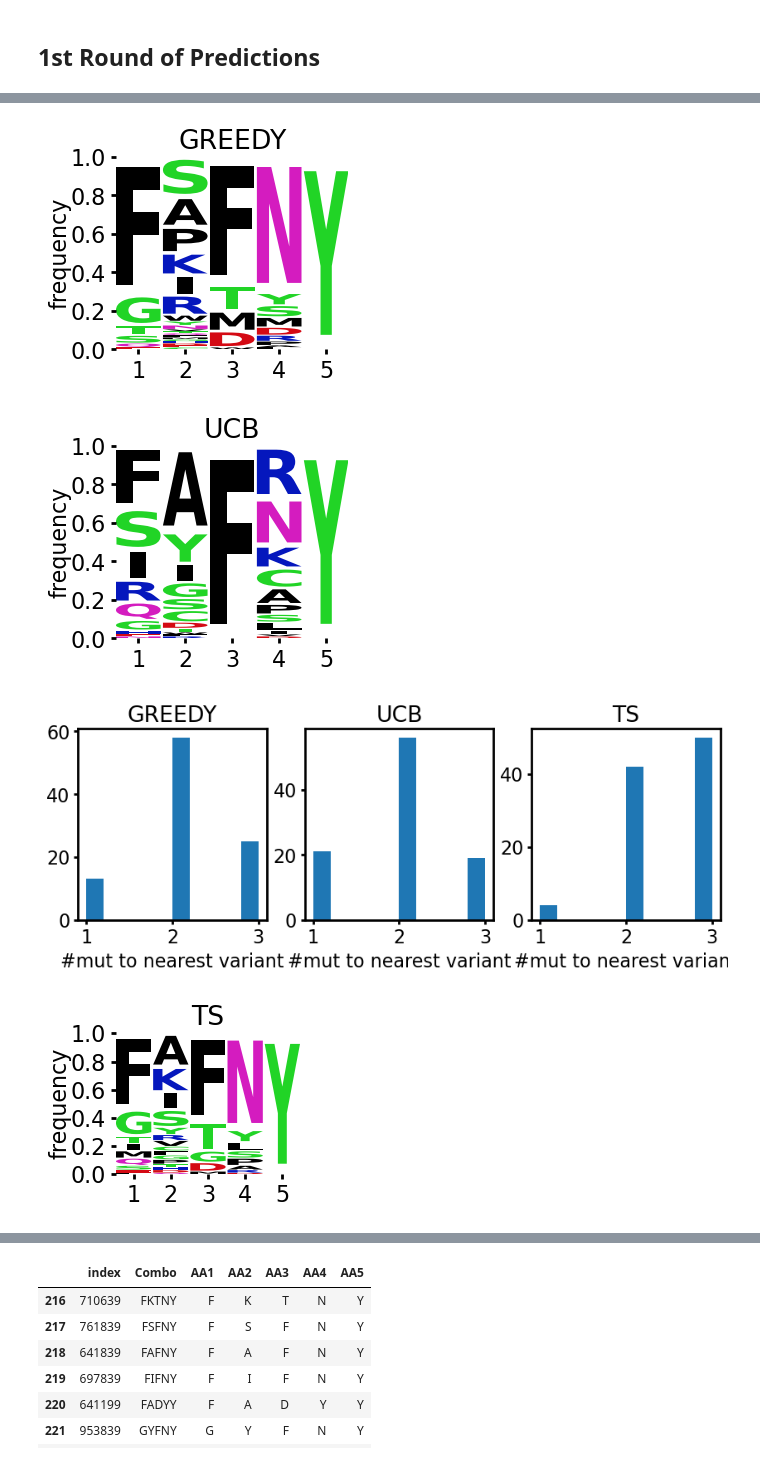
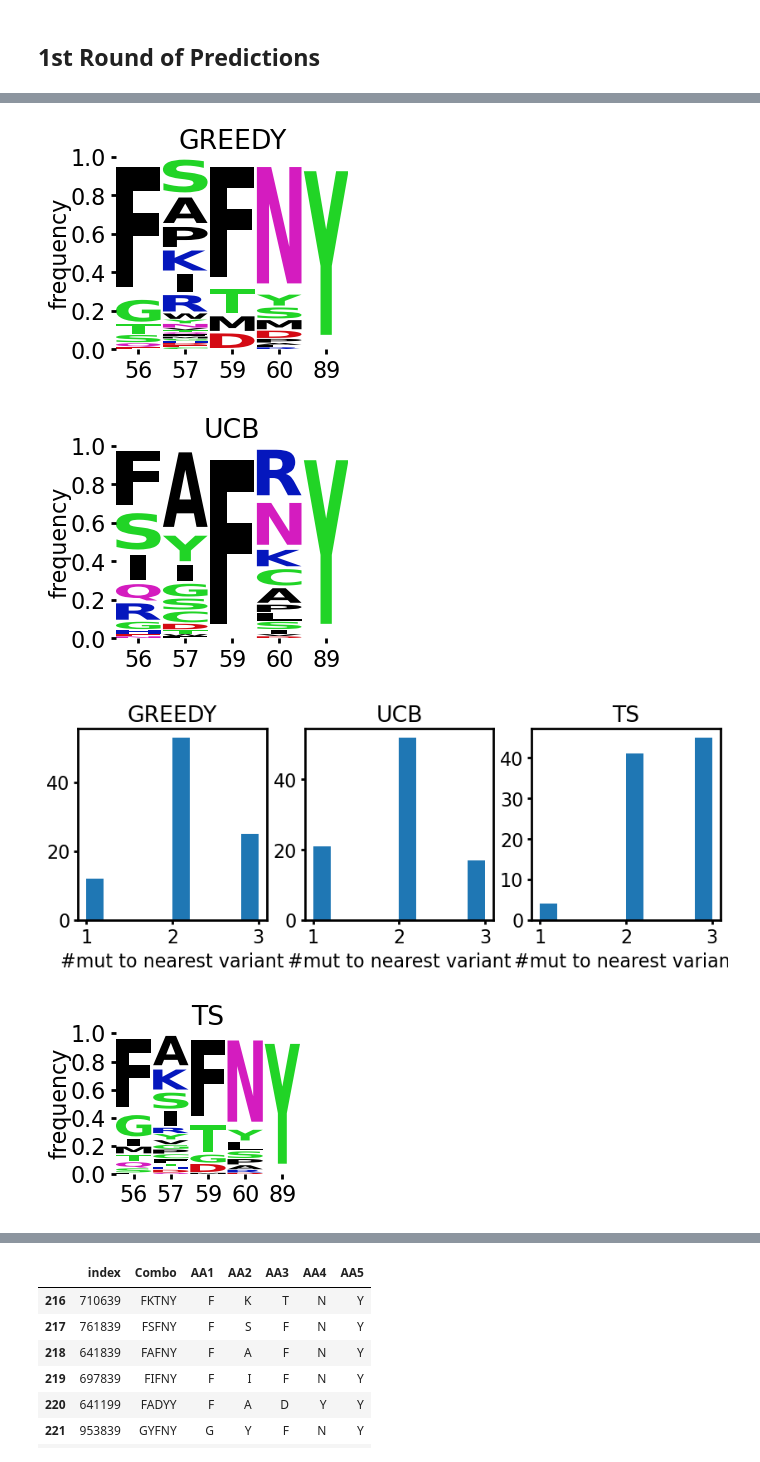
Before and after one commit to jsunn-y/ALDE, a Jupyter notebook: analysis/visualization.ipynb, the cells around one changed output, grey strips where cells are left out. Drawn from its saved outputs; the diff is of its cells as text; code cells hidden in the pictures.

```diff
--- a/analysis/visualization.ipynb
+++ b/analysis/visualization.ipynb
@@ -77,7 +77,8 @@ def plot_logo(batch, name):
   AAs_logo.ax.set_ylim([0, 1])
   AAs_logo.ax.set_ylabel('frequency', labelpad=0)
   AAs_logo.ax.set_yticks([0, 0.2, 0.4, 0.6, 0.8, 1])
-  AAs_logo.ax.set_xticks([1,2,3,4, 5])
+  AAs_logo.ax.set_xticks([1, 2,3,4, 5])
+  AAs_logo.ax.set_xticklabels([56, 57,59,60, 89])
   AAs_logo.ax.set_title(name)
 
   return
@@ -797,9 +785,7 @@ plt.tight_layout
 # %%
 #just to get a mapping from indices to combos
 fitness_df = pd.DataFrame()
-combos = np.load('results/production/combos.npy')
-fitness_df['Combo'] = combos
-fitness_df
+fitness_df = pd.read_csv('../data/ParPgb/all_combos.csv')
 
 
 plt.figure(1, figsize=(10, 3))
@@ -807,17 +793,12 @@ counter = 0
 for i in [1]:
     for acq in  ['GREEDY', 'UCB', 'TS']:
 
-        # indices = torch.load('/home/jyang4/repos/DKBO-MLDE/results/production_test/DKL_BOTORCH-DO-0-RBF-UCB-[10, 10]_1indices.pt')
-        indices= torch.load(f'results/production/test/DNN_ENSEMBLE-DO-0-RBF-{acq}-[30, 1]_1indices.pt')
-        #indices= torch.load(f'/disk1/jyang4/repos/DKBO-MLDE/results/production/test/BOOSTING_ENSEMBLE-DO-0-RBF-{acq}-[100, 1]_1indices.pt')
-        # indices = torch.load('/home/jyang4/repos/DKBO-MLDE/results/production_test/GP_BOTORCH-DO-0-RBF-UCB-[100, 1]_1indices.pt')
-
+        indices= torch.load(f'../results/ParPgb_production/round1_90/DNN_ENSEMBLE-DO-0-RBF-{acq}-[30, 1]_1indices.pt').numpy().astype(int)
 
         subset = fitness_df.iloc[indices, :].reset_index()
-        batch = subset[-96:] #look at the most recent 96
+        batch = subset[-90:] #look at the most recent 96
 
-        old_combos = subset[:-96]['Combo']
-        #new_combos = fitness_df.iloc[indices[96:192]]['Combo']
+        old_combos = subset[:-90]['Combo']
         new_combos = batch['Combo']
         min_distances = []
         min_distances_args = []
@@ -832,40 +813,34 @@ for i in [1]:
         plt.subplot(1, 3, counter +1)
         plt.hist(min_distances)
         plt.xlabel('#mut to nearest variant')
         plt.title(acq)
 
         for l in range(5):
             batch['AA' + str(l+1)] = batch['Combo'].apply(lambda x: x[l])
 
-        # for k, label  in enumerate(['AA1', 'AA2', 'AA3', 'AA4', 'AA5']):
-
-        #     plt.subplot(3, 5, counter+1)
-        #     counter += 1
-        #     batch[label].value_counts().plot(kind="bar")
-        #     #sns.countplot(x=label, data=batch)
         plot_logo(batch, acq)
 
         counter += 1
     plt.tight_layout()
 # %% [output]
 A value is trying to be set on a copy of a slice from a DataFrame.
 Try using .loc[row_indexer,col_indexer] = value instead
 
 See the caveats in the documentation: https://pandas.pydata.org/pandas-docs/stable/user_guide/indexing.html#returning-a-view-versus-a-copy
   batch['AA' + str(l+1)] = batch['Combo'].apply(lambda x: x[l])
 A value is trying to be set on a copy of a slice from a DataFrame.
 Try using .loc[row_indexer,col_indexer] = value instead
 
 See the caveats in the documentation: https://pandas.pydata.org/pandas-docs/stable/user_guide/indexing.html#returning-a-view-versus-a-copy
   batch['AA' + str(l+1)] = batch['Combo'].apply(lambda x: x[l])
 A value is trying to be set on a copy of a slice from a DataFrame.
 Try using .loc[row_indexer,col_indexer] = value instead
 ... (59 lines left out)
 Try using .loc[row_indexer,col_indexer] = value instead
 
 See the caveats in the documentation: https://pandas.pydata.org/pandas-docs/stable/user_guide/indexing.html#returning-a-view-versus-a-copy
   batch['AA' + str(l+1)] = batch['Combo'].apply(lambda x: x[l])
-[figure, old version]
+[figure, new version]
-[figure, old version]
+[figure, new version]
-[figure, old version]
+[figure, new version]
-[figure, old version]
+[figure, new version]
```
Also changed, not shown: parts of 9 cells of this notebook, 6 other files.
